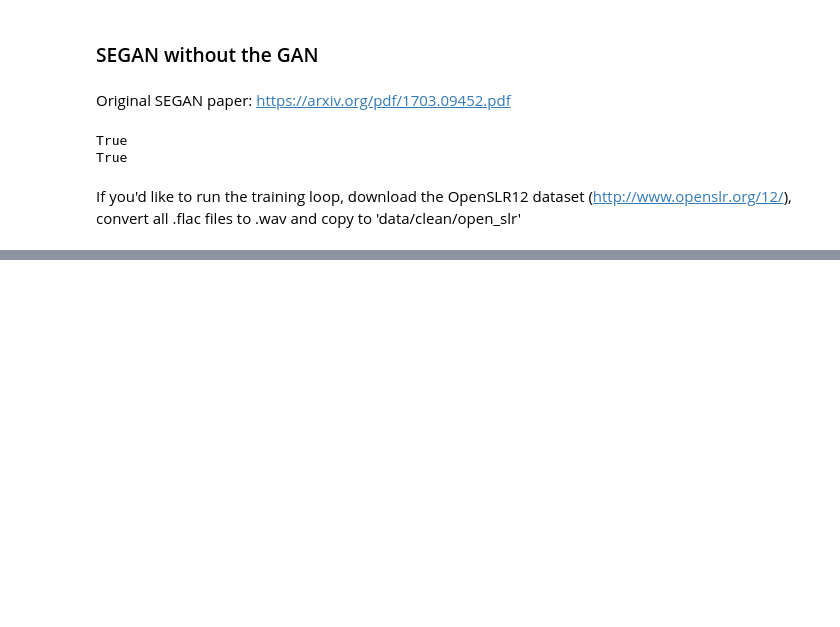
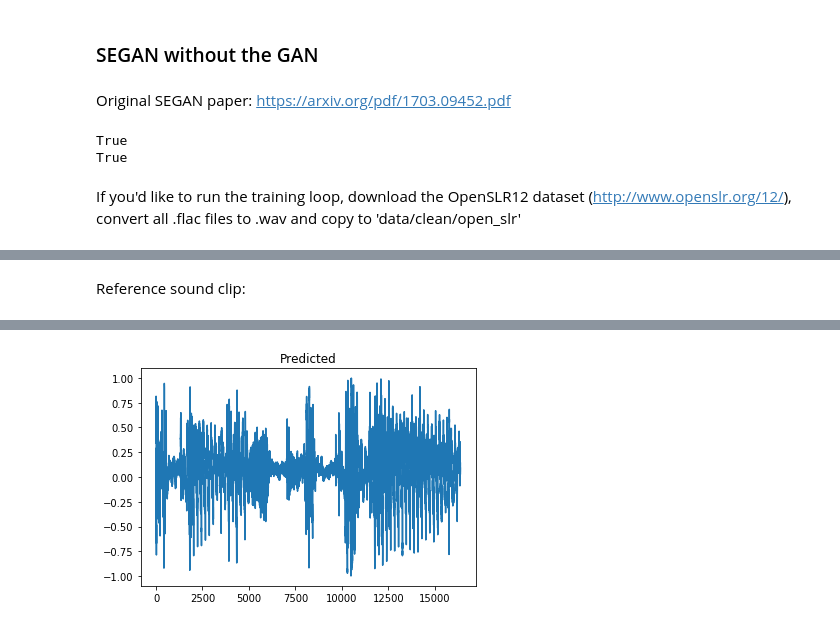
Before and after one commit to dvisockas/norse, a Jupyter notebook: main.ipynb, the cells around one changed output, grey strips where cells are left out. Cells and saved outputs as stored; diff of their text form; code cells hidden in the pictures; blank space fills up the shorter version.

```diff
--- a/main.ipynb
+++ b/main.ipynb
@@ -170,0 +178,9 @@ NameError: name 'torchaudio' is not defined
+# %% [markdown]
+Reference sound clip:
+# %%
+plt.figure()
+plt.title('Predicted')
+plt.plot(ref)
+
+Audio(ref, rate=16000)
+# %% [output]
@@ -170,0 +188 @@ NameError: name 'torchaudio' is not defined
+[figure, added]
```
Also changed, not shown: parts of 17 cells of this notebook, 3 other files.
